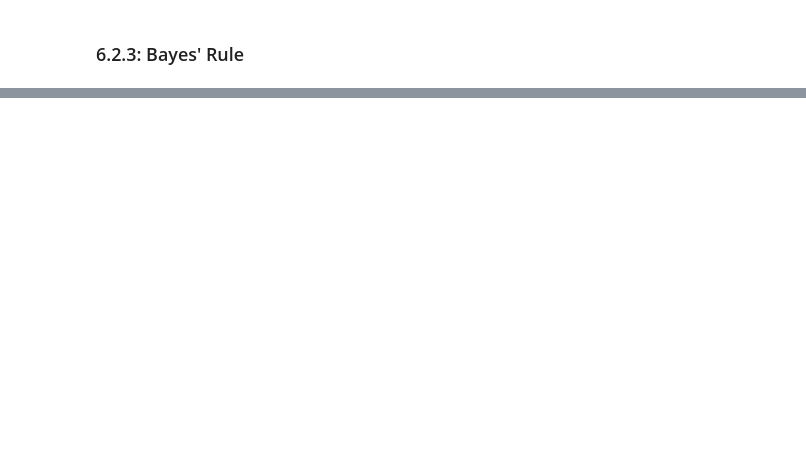
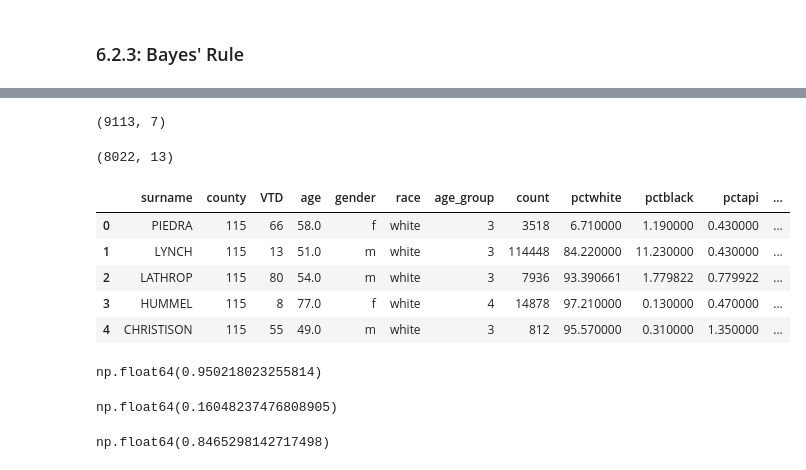
Before and after one commit to lee-data-socio/studies, a Jupyter notebook: qss/ch06_PROBABILITY.ipynb, the cells around one changed output, grey strips where cells are left out. Saved outputs shown, nothing was run; the diff lists cells and outputs as text; code cells hidden in the pictures; blank space fills up the shorter version.

```diff
--- a/qss/ch06_PROBABILITY.ipynb
+++ b/qss/ch06_PROBABILITY.ipynb
@@ -426,0 +429,3 @@ np.float64(0.681)
+# %%
+cnames = pd.read_csv('names.csv')
+cnames.info()
@@ -426,0 +447,4 @@ np.float64(0.681)
+# %%
+cnames['surname'] = np.where(
+    cnames['surname'].isnull(), 'NULL', cnames['surname']
+)
@@ -426,0 +464,18 @@ np.float64(0.681)
+# %%
+FLVoters.shape
+# %% [output]
+(9113, 7)
+# %%
+FLVoters = pd.merge(FLVoters, cnames, on='surname')
+FLVoters.shape
+# %% [output]
+(8022, 13)
+# %%
+FLVoters.head()
+# %% [output]
+|  | surname | county | VTD | age | gender | race | age_group | count | pctwhite | pctblack | pctapi | ... |
+| 0 | PIEDRA | 115 | 66 | 58.0 | f | white | 3 | 3518 | 6.710000 | 1.190000 | 0.430000 | ... |
+| 1 | LYNCH | 115 | 13 | 51.0 | m | white | 3 | 114448 | 84.220000 | 11.230000 | 0.430000 | ... |
+| 2 | LATHROP | 115 | 80 | 54.0 | m | white | 3 | 7936 | 93.390661 | 1.779822 | 0.779922 | ... |
+| 3 | HUMMEL | 115 | 8 | 77.0 | f | white | 4 | 14878 | 97.210000 | 0.130000 | 0.470000 | ... |
+| 4 | CHRISTISON | 115 | 55 | 49.0 | m | white | 3 | 812 | 95.570000 | 0.310000 | 1.350000 | ... |
@@ -426,0 +486,14 @@ np.float64(0.681)
+# %%
+(whites[vars].max(axis='columns') == whites['pctwhite']).mean()
+# %% [output]
+np.float64(0.950218023255814)
+# %%
+blacks = FLVoters.loc[FLVoters.race == 'black'].copy()
+(blacks[vars].max(axis='columns') == blacks['pctblack']).mean()
+# %% [output]
+np.float64(0.16048237476808905)
+# %%
+hispanics = FLVoters.loc[FLVoters.race == 'hispanic'].copy()
+(hispanics[vars].max(axis='columns') == hispanics['pcthispanic']).mean()
+# %% [output]
+np.float64(0.8465298142717498)
```
Also changed, not shown: parts of 28 cells of this notebook.
